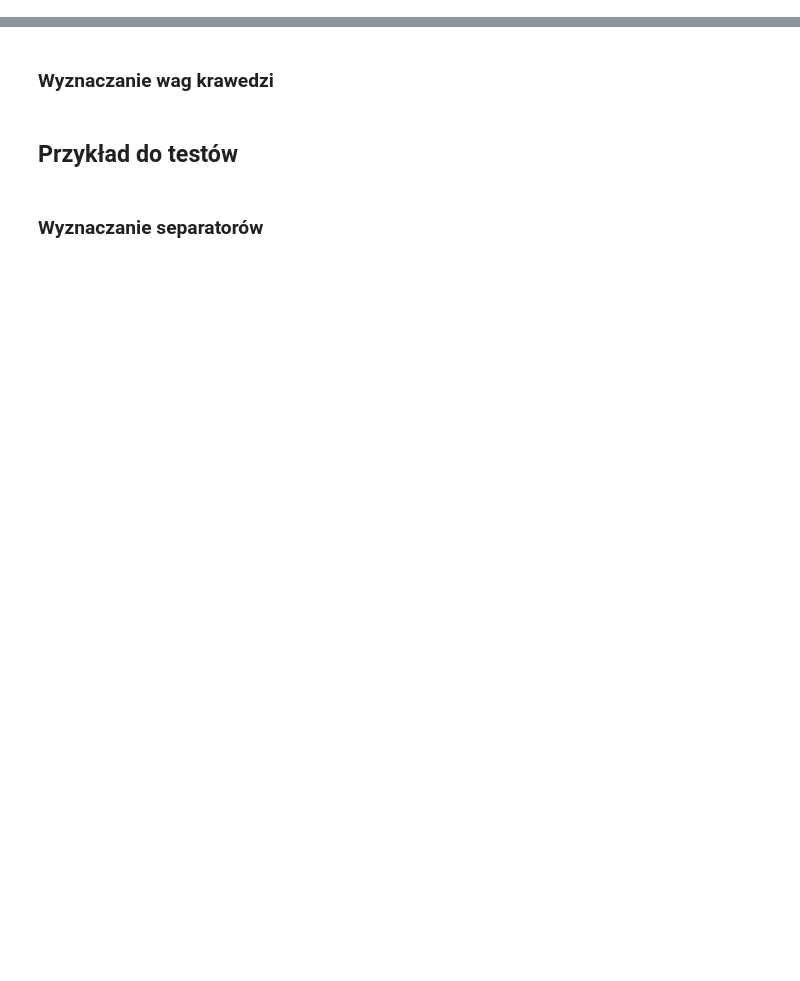
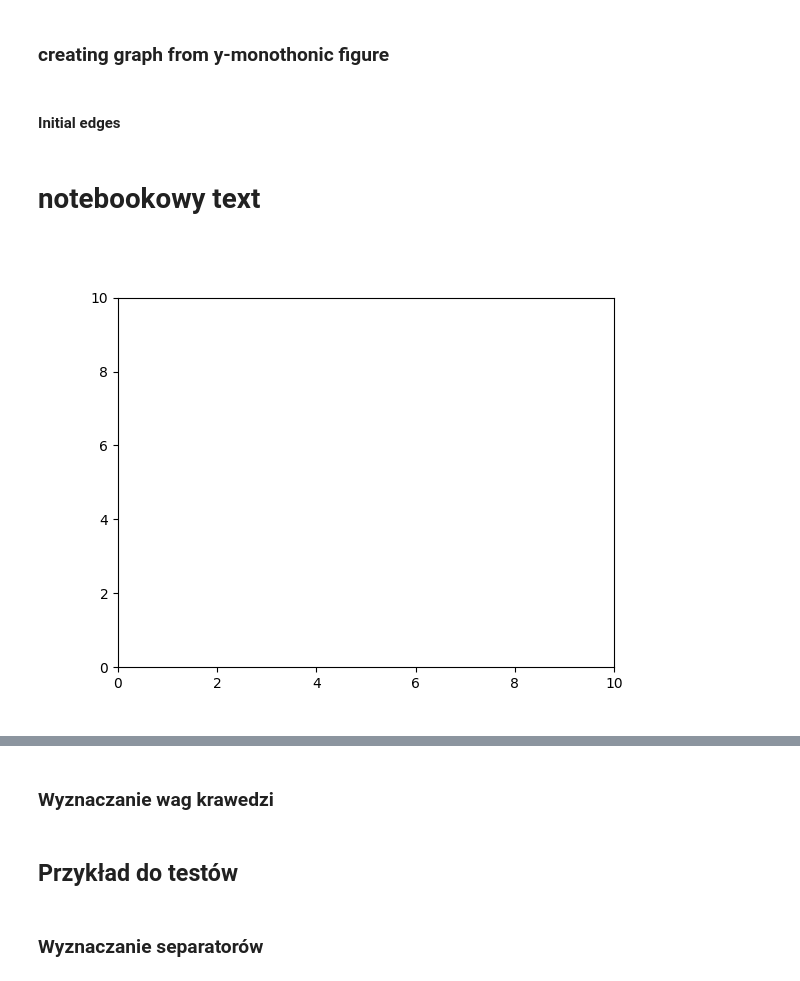
Before and after one commit to mhytrek/Geometric_Algorithms_Project, a Jupyter notebook: separatorsmetod.ipynb, the cells around one changed output, grey strips where cells are left out. Cells and saved outputs as stored; diff of their text form; code cells hidden in the pictures; blank space fills up the shorter version.

Commit message:
Interactive graf creating, problem with separators

```diff
--- a/separatorsmetod.ipynb
+++ b/separatorsmetod.ipynb
@@ -20,0 +222,2 @@ class Graph:
+# %% [markdown]
+### creating graph from y-monothonic figure
@@ -20,0 +238,2 @@ class Graph:
+# %% [markdown]
+#### Initial edges
@@ -20,0 +292,6 @@ class Graph:
+# %% [markdown]
+# notebookowy text
+# %%
+nodes = create_polygon()
+# %% [output]
+[figure, added]
```
Also changed, not shown: parts of 18 cells of this notebook.
